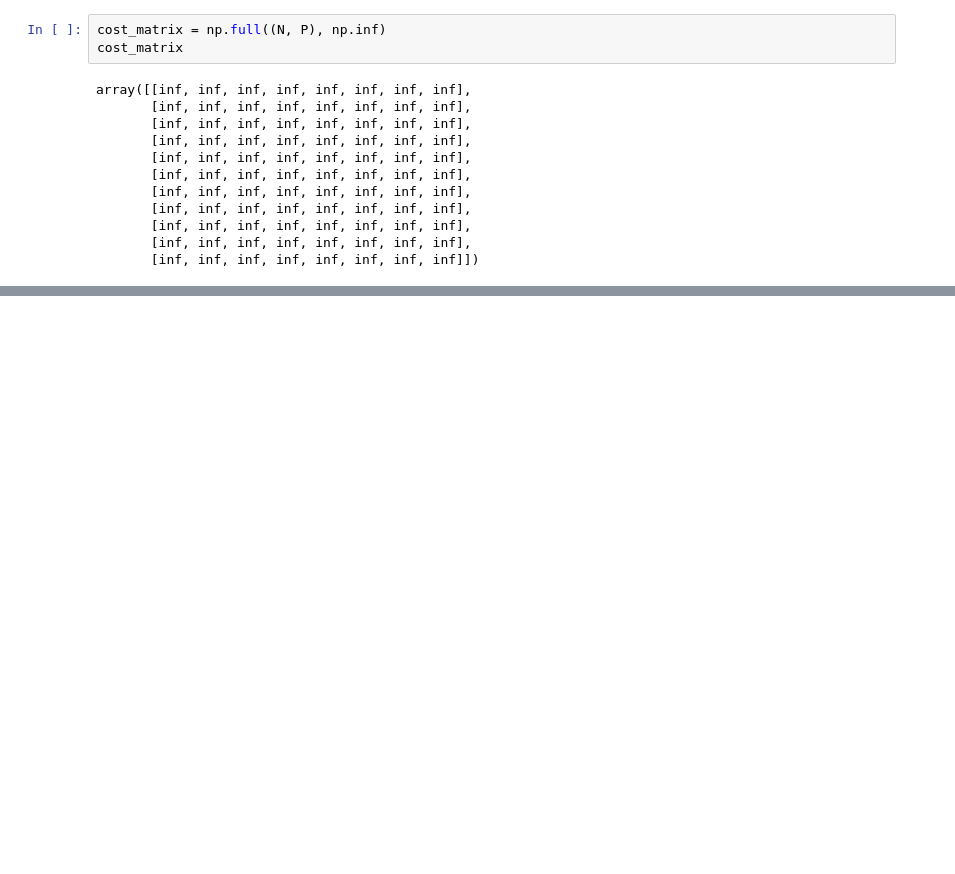
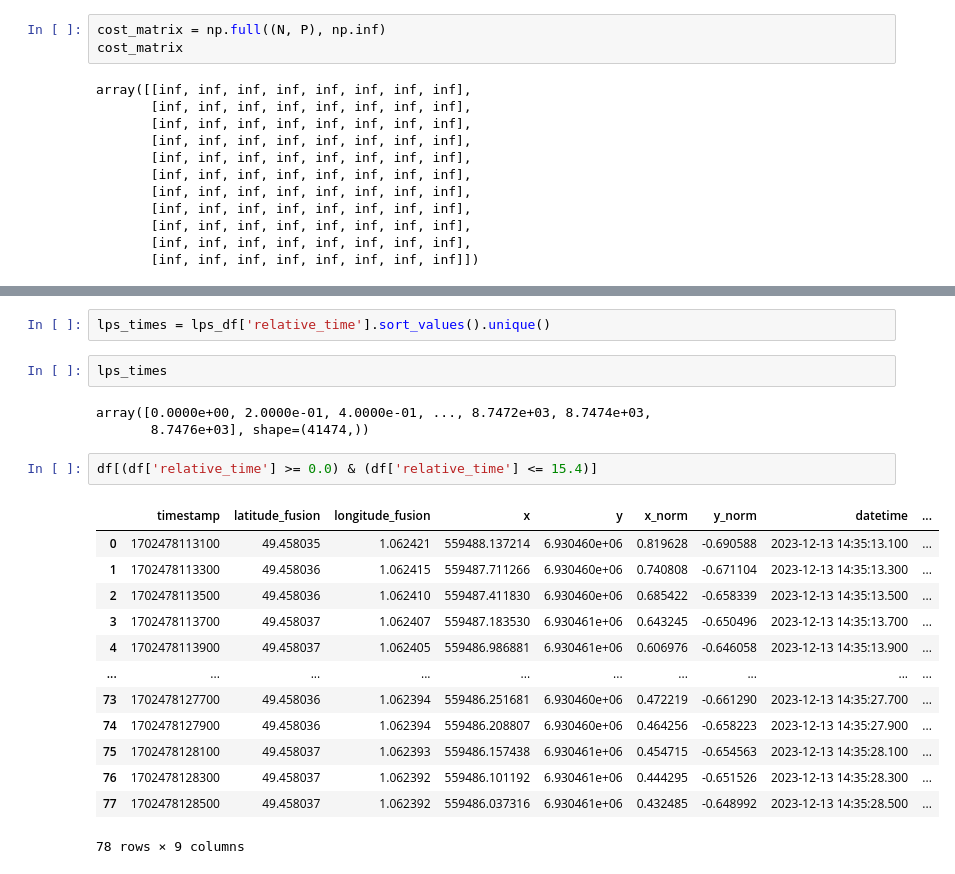
Before and after one commit to Uthmankontao/Stage_DynaTeam, a Jupyter notebook: notebooks/05_basket_viz.ipynb, the cells around one changed output, grey strips where cells are left out. Drawn from its saved outputs; the diff is of its cells as text; blank space fills up the shorter version.

```diff
--- a/notebooks/05_basket_viz.ipynb
+++ b/notebooks/05_basket_viz.ipynb
@@ -508,0 +398,23 @@ print(matches_df)
+# %%
+lps_times = lps_df['relative_time'].sort_values().unique()
+# %%
+lps_times
+# %% [output]
+array([0.0000e+00, 2.0000e-01, 4.0000e-01, ..., 8.7472e+03, 8.7474e+03,
+       8.7476e+03], shape=(41474,))
+# %%
+df[(df['relative_time'] >= 0.0) & (df['relative_time'] <= 15.4)]
+# %% [output]
+|  | timestamp | latitude_fusion | longitude_fusion | x | y | x_norm | y_norm | datetime | ... |
+| 0 | 1702478113100 | 49.458035 | 1.062421 | 559488.137214 | 6.930460e+06 | 0.819628 | -0.690588 | 2023-12-13 14:35:13.100 | ... |
+| 1 | 1702478113300 | 49.458036 | 1.062415 | 559487.711266 | 6.930460e+06 | 0.740808 | -0.671104 | 2023-12-13 14:35:13.300 | ... |
+| 2 | 1702478113500 | 49.458036 | 1.062410 | 559487.411830 | 6.930460e+06 | 0.685422 | -0.658339 | 2023-12-13 14:35:13.500 | ... |
+| 3 | 1702478113700 | 49.458037 | 1.062407 | 559487.183530 | 6.930461e+06 | 0.643245 | -0.650496 | 2023-12-13 14:35:13.700 | ... |
+| 4 | 1702478113900 | 49.458037 | 1.062405 | 559486.986881 | 6.930461e+06 | 0.606976 | -0.646058 | 2023-12-13 14:35:13.900 | ... |
+| ... | ... | ... | ... | ... | ... | ... | ... | ... | ... |
+| 73 | 1702478127700 | 49.458036 | 1.062394 | 559486.251681 | 6.930460e+06 | 0.472219 | -0.661290 | 2023-12-13 14:35:27.700 | ... |
+| 74 | 1702478127900 | 49.458036 | 1.062394 | 559486.208807 | 6.930460e+06 | 0.464256 | -0.658223 | 2023-12-13 14:35:27.900 | ... |
+| 75 | 1702478128100 | 49.458037 | 1.062393 | 559486.157438 | 6.930461e+06 | 0.454715 | -0.654563 | 2023-12-13 14:35:28.100 | ... |
+| 76 | 1702478128300 | 49.458037 | 1.062392 | 559486.101192 | 6.930461e+06 | 0.444295 | -0.651526 | 2023-12-13 14:35:28.300 | ... |
+| 77 | 1702478128500 | 49.458037 | 1.062392 | 559486.037316 | 6.930461e+06 | 0.432485 | -0.648992 | 2023-12-13 14:35:28.500 | ... |
+78 rows × 9 columns
```
Also changed, not shown: parts of 43 cells of this notebook, 4 other files.
